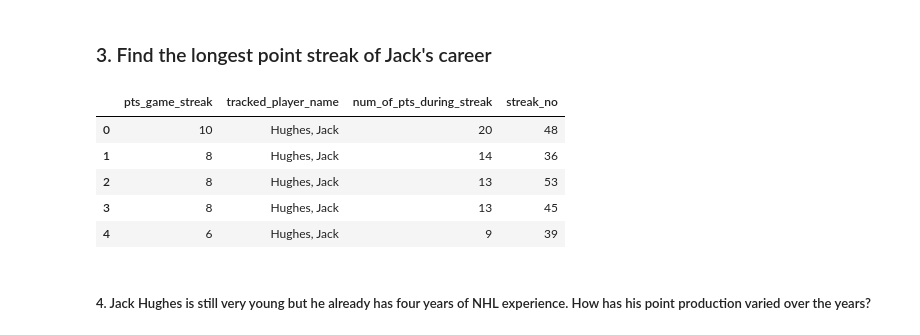
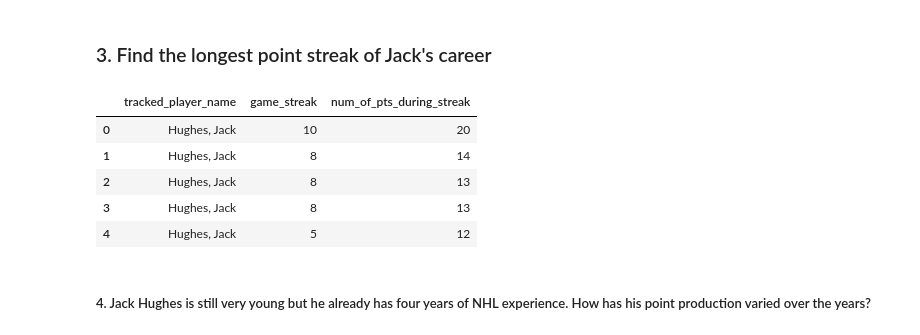
Before and after one commit to mrende1986/Data_Engineering_Portfolio_Project_Hockey_Stats, a Jupyter notebook: Analysis/jack_hughes_analysis.ipynb, the cells around one changed output. Saved outputs shown, nothing was run; the diff lists cells and outputs as text; code cells hidden in the pictures.

```diff
--- a/Analysis/jack_hughes_analysis.ipynb
+++ b/Analysis/jack_hughes_analysis.ipynb
@@ -92,53 +92,47 @@ LIMIT 5;""",engine)
 # %% [markdown]
 ### 3. Find the longest point streak of Jack's career
 # %%
-## Jack's longest point scoring streaks
-pd.read_sql_query("""WITH game_num AS (
-SELECT
-    ROW_NUMBER() OVER () game_num,
-    tracked_player_name,
-    pts
-from fact_player_gamelog
-),
-new_streaks AS (
-select
-    *,
-    case
-        WHEN pts > 0 AND
-            LAG(pts) over (partition by tracked_player_name order by game_num) = 0
-            THEN 1
-        ELSE 0
-    END AS new_streak
-from game_num),
+pd.read_sql_query("""WITH new_streaks AS (
+                        SELECT
+                            rk,
+                            tracked_player_name,
+                            pts,
+                            CASE
+                                WHEN pts > 0 AND
+                                    LAG(pts) over (ORDER BY rk) = 0
+                                    THEN 1
+                                ELSE 0
+                            END AS new_streak
+                        FROM fact_player_gamelog
+                        WHERE tracked_player_name = 'Hughes, Jack'),
 
-streak_number AS (
-SELECT
-    game_num,
-    tracked_player_name,
-    pts,
-    sum(new_streak) over (partition by tracked_player_name order by game_num) as streak_no
-FROM new_streaks
-where pts > 0)
+                        streak_number AS (
+                        SELECT
+                            rk,
+                            tracked_player_name,
+                            pts,
+                            sum(new_streak) over (order by rk) as streak_no
+                        FROM new_streaks
+                        where pts > 0)
 
 
-SELECT
-    count(*) pts_game_streak,
-    tracked_player_name,
-    sum(pts) num_of_pts_during_streak,
-    streak_no
-FROM streak_number
-WHERE tracked_player_name = 'Hughes, Jack'
-group by tracked_player_name, streak_no
-order by count(*) desc
-LIMIT 5;
-""",engine)
+                        SELECT
+                            tracked_player_name,
+                            count(*) game_streak,
+                            sum(pts) num_of_pts_during_streak
+                        FROM streak_number
+                        GROUP BY tracked_player_name, streak_no
+                        HAVING count(*) > 1
+                        ORDER BY sum(pts) desc
+                        LIMIT 5;
+                        """,engine)
 # %% [output]
-|  | pts_game_streak | tracked_player_name | num_of_pts_during_streak | streak_no |
-| 0 | 10 | Hughes, Jack | 20 | 48 |
-| 1 | 8 | Hughes, Jack | 14 | 36 |
-| 2 | 8 | Hughes, Jack | 13 | 53 |
-| 3 | 8 | Hughes, Jack | 13 | 45 |
-| 4 | 6 | Hughes, Jack | 9 | 39 |
+|  | tracked_player_name | game_streak | num_of_pts_during_streak |
+| 0 | Hughes, Jack | 10 | 20 |
+| 1 | Hughes, Jack | 8 | 14 |
+| 2 | Hughes, Jack | 8 | 13 |
+| 3 | Hughes, Jack | 8 | 13 |
+| 4 | Hughes, Jack | 5 | 12 |
 # %% [markdown]
 ##### 4. Jack Hughes is still very young but he already has four years of NHL experience. How has his point production varied over the years?
 # %%
```
Also changed, not shown: parts of 9 cells of this notebook.
